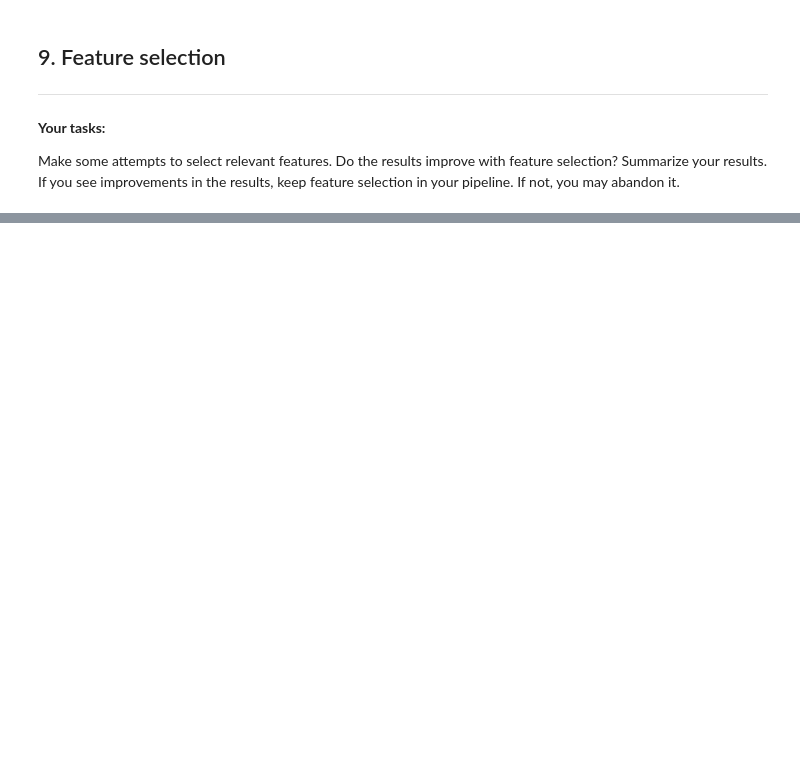
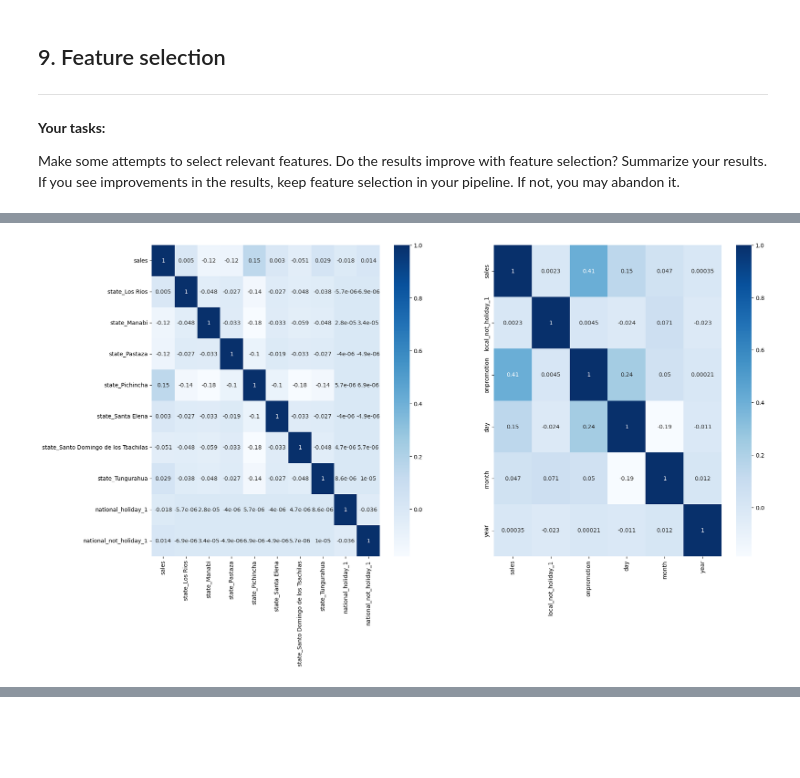
Before and after one commit to saraprettyman/Machine_Learning_Financial_Forcasting, a Jupyter notebook: project_submission.ipynb, the cells around one changed output, grey strips where cells are left out. Saved outputs shown, nothing was run; the diff lists cells and outputs as text; code cells hidden in the pictures; blank space fills up the shorter version.

```diff
--- a/project_submission.ipynb
+++ b/project_submission.ipynb
@@ -842,0 +773,12 @@ _Type your answer here, replacing this text._
+# %%
+fig, axs = plt.subplots(1, 2, figsize=(20, 10))
+cor_9 = pd.concat((pd.Series(y_train), pd.DataFrame(x_train_enc_2).iloc[:, 81:90]), axis=1).iloc[:, :10].corr()
+cor_10 = pd.concat((pd.Series(y_train), pd.DataFrame(x_train_enc_2).iloc[:, 91:100]), axis=1).iloc[:, :10].corr()
+
+sns.heatmap(cor_9, ax=axs[0], cmap='Blues', annot=True)
+sns.heatmap(cor_10, ax=axs[1], cmap='Blues', annot=True)
+
+# plt.tight_layout()
+plt.show()
+# %% [output]
+[figure, added]
```
Also changed, not shown: parts of 19 cells of this notebook.
